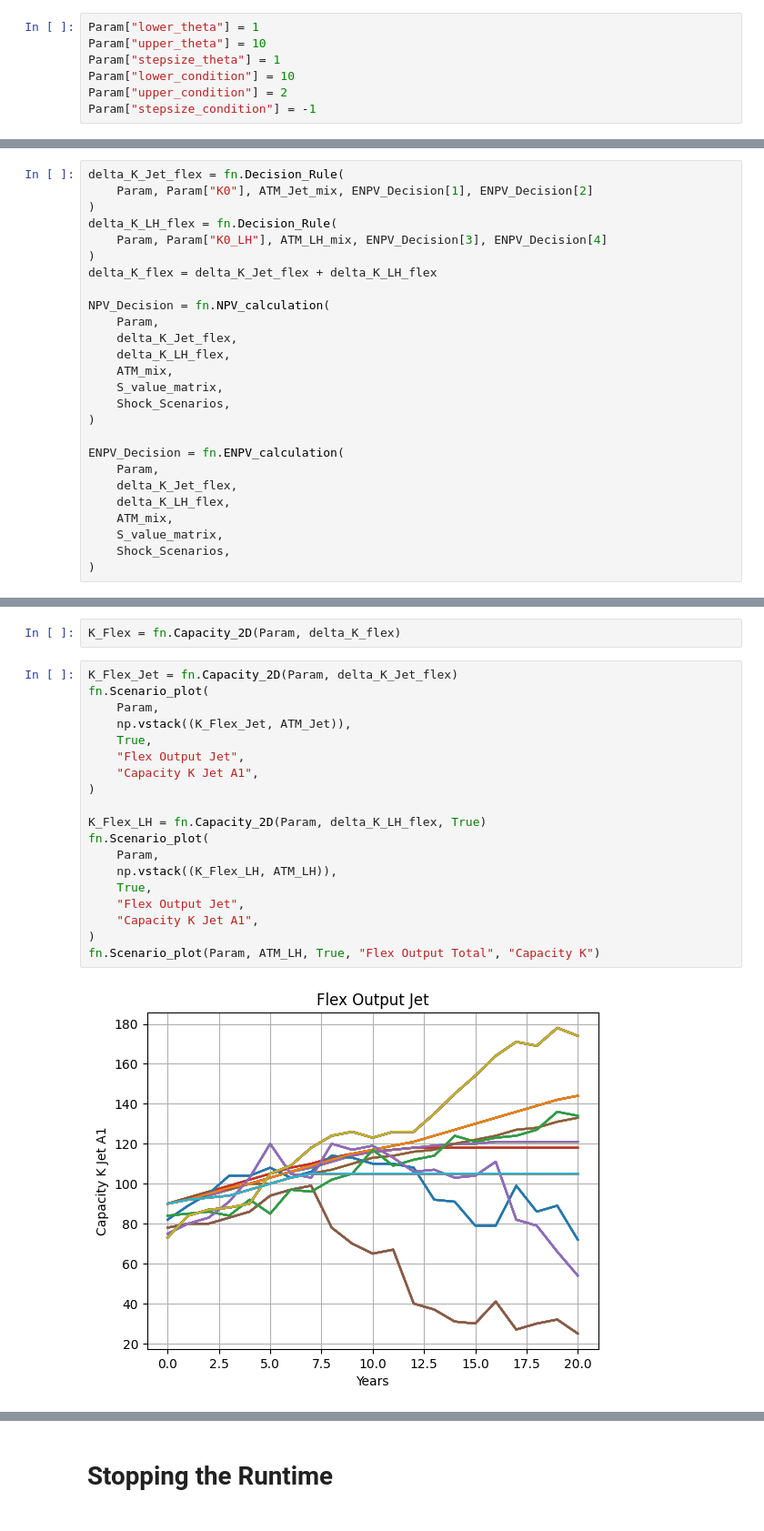
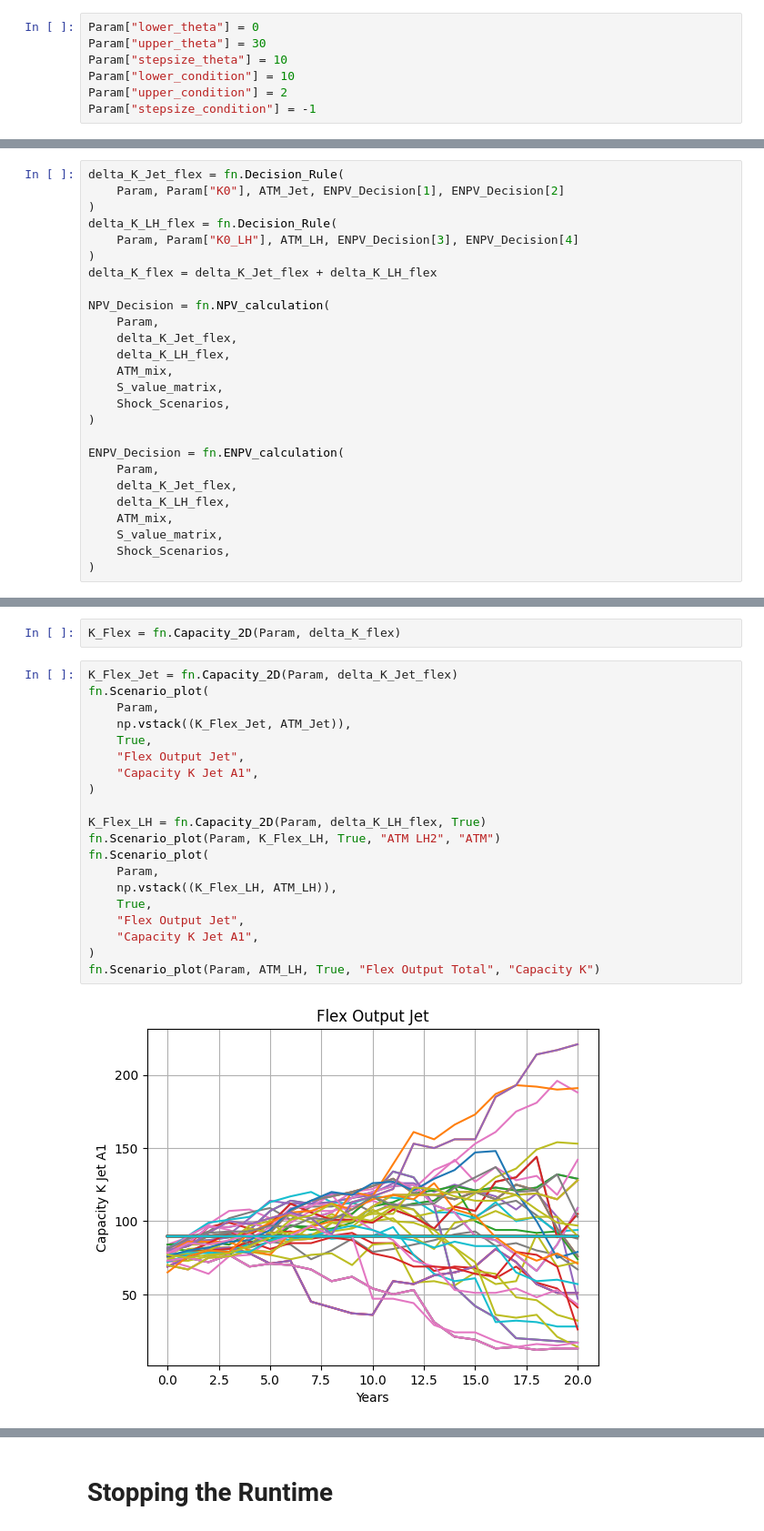
Before and after one commit to Oli767/Masterthesis, a Jupyter notebook: MT.ipynb, the cells around one changed output, grey strips where cells are left out. Shown at 91% size. Cells and saved outputs as stored; diff of their text form.

```diff
--- a/MT.ipynb
+++ b/MT.ipynb
@@ -407,9 +326,9 @@ fn.Scenario_plot(
 # %% [markdown]
 Parameters for Decision Rule Optimization
 # %%
-Param["lower_theta"] = 1
-Param["upper_theta"] = 10
-Param["stepsize_theta"] = 1
+Param["lower_theta"] = 0
+Param["upper_theta"] = 30
+Param["stepsize_theta"] = 10
 Param["lower_condition"] = 10
 Param["upper_condition"] = 2
 Param["stepsize_condition"] = -1
@@ -499,9 +418,9 @@ Optimal Condition LH2:  9
 # %%
 delta_K_Jet_flex = fn.Decision_Rule(
-    Param, Param["K0"], ATM_Jet_mix, ENPV_Decision[1], ENPV_Decision[2]
+    Param, Param["K0"], ATM_Jet, ENPV_Decision[1], ENPV_Decision[2]
 )
 delta_K_LH_flex = fn.Decision_Rule(
-    Param, Param["K0_LH"], ATM_LH_mix, ENPV_Decision[3], ENPV_Decision[4]
+    Param, Param["K0_LH"], ATM_LH, ENPV_Decision[3], ENPV_Decision[4]
 )
 delta_K_flex = delta_K_Jet_flex + delta_K_LH_flex
 
@@ -531,21 +450,22 @@ K_Flex = fn.Capacity_2D(Param, delta_K_flex)
 # %%
 K_Flex_Jet = fn.Capacity_2D(Param, delta_K_Jet_flex)
 fn.Scenario_plot(
     Param,
     np.vstack((K_Flex_Jet, ATM_Jet)),
     True,
     "Flex Output Jet",
     "Capacity K Jet A1",
 )
 
 K_Flex_LH = fn.Capacity_2D(Param, delta_K_LH_flex, True)
+fn.Scenario_plot(Param, K_Flex_LH, True, "ATM LH2", "ATM")
 fn.Scenario_plot(
     Param,
     np.vstack((K_Flex_LH, ATM_LH)),
     True,
     "Flex Output Jet",
     "Capacity K Jet A1",
 )
 fn.Scenario_plot(Param, ATM_LH, True, "Flex Output Total", "Capacity K")
 # %% [output]
-[figure, old version]
+[figure, new version]
```
Also changed, not shown: parts of 14 cells of this notebook.
